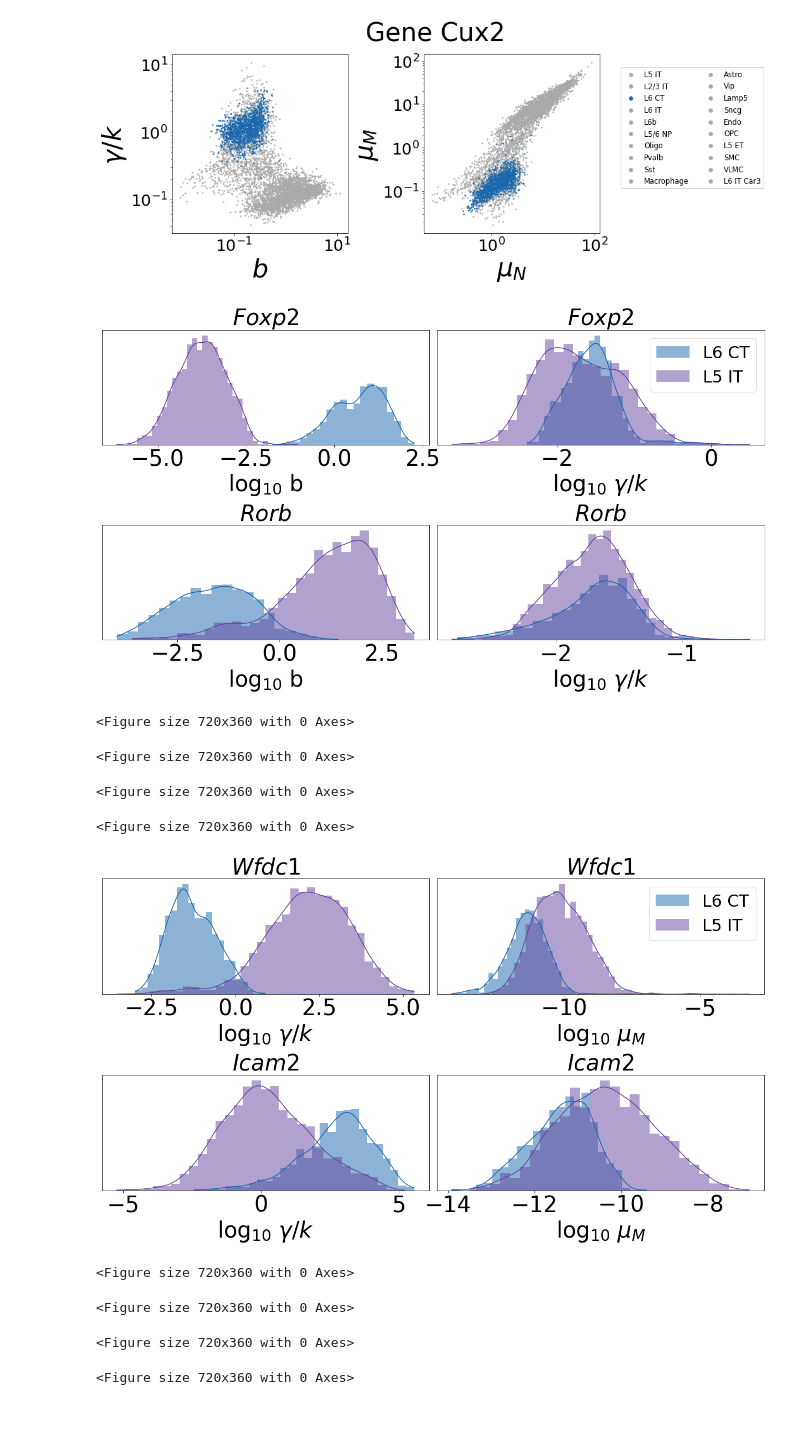
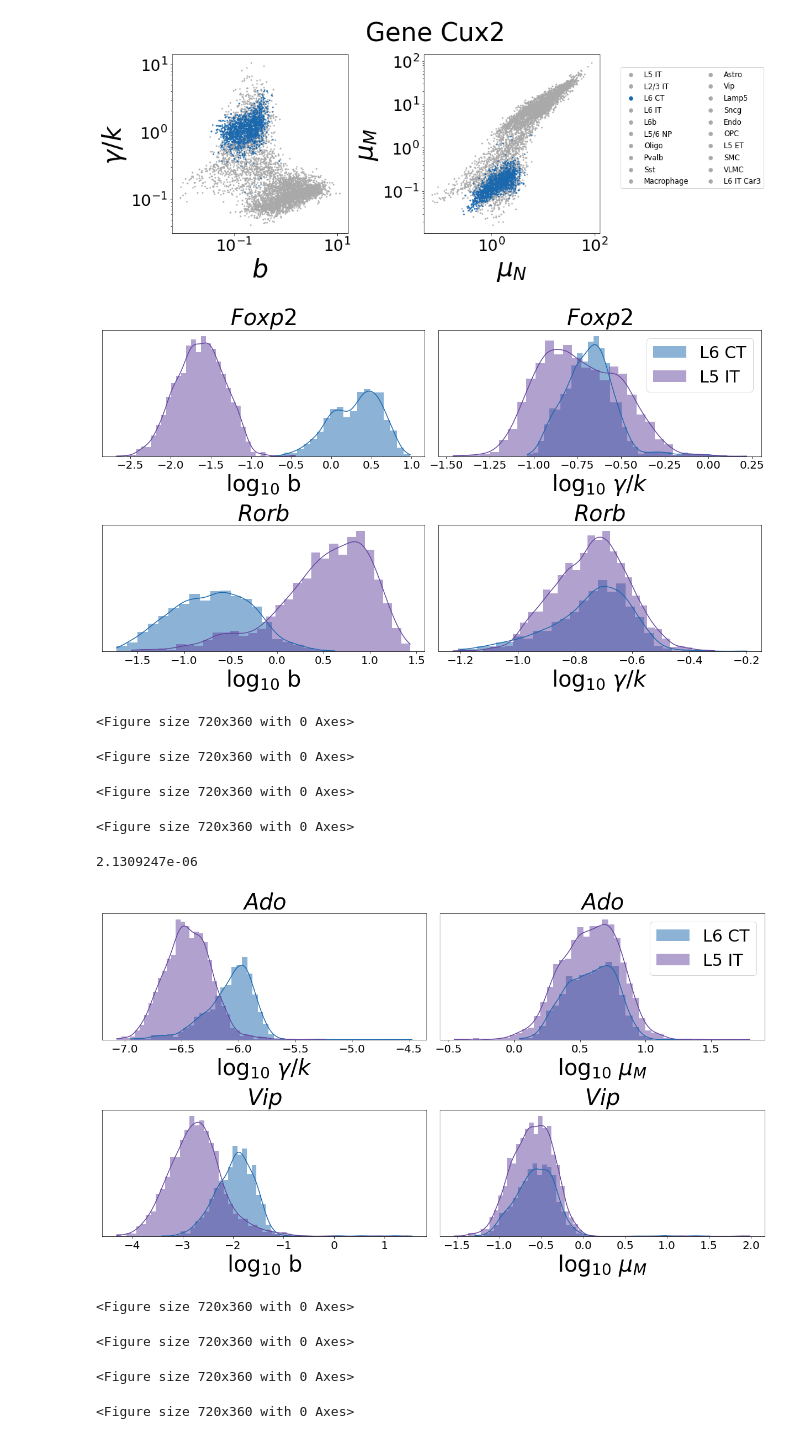
Before and after one commit to pachterlab/CGCCP_2023, a Jupyter notebook: Code/Notebooks/Analysis6_Allen_Distributions.ipynb, the cells around one changed output. Cells and saved outputs as stored; diff of their text form; code cells hidden in the pictures.

```diff
--- a/Code/Notebooks/Analysis6_Allen_Distributions.ipynb
+++ b/Code/Notebooks/Analysis6_Allen_Distributions.ipynb
@@ -534,7 +534,7 @@ def plot_param_distribution(gene_name,cell_type_list,parameter,colors,ax = None,
         else:
             save_name = parameter
 
-        sns.histplot(np.log(param),color=colors[i],stat='frequency',
+        sns.histplot(np.log10(param),color=colors[i],stat='frequency',
                      kde=True,label=cell_type,ax = ax,edgecolor='none')
 
     ax.set_xlabel('log$_{10}$ '+f'{parameter}',fontsize = fs)
@@ -563,10 +563,10 @@ plot_param_distribution('Rorb',['L6 CT','L5 IT'],parameter='$\gamma/k$',
                         colors = [plt.get_cmap('Blues')(200),plt.get_cmap('Purples')(200)],
                         ax = axis1[1,1],save=False)
 
-fig.tight_layout()
+fig.tight_layout();
 fig.savefig(f'../../results/{name}_figs/Foxp2_Rorb_grid_hist.png',bbox_inches = 'tight')
 # %% [output]
-[figure, old version]
+[figure, new version]
 <Figure size 720x360 with 0 Axes>
 <Figure size 720x360 with 0 Axes>
 <Figure size 720x360 with 0 Axes>
@@ -577,28 +577,37 @@ fig.savefig(f'../../results/{name}_figs/Foxp2_Rorb_grid_hist.png',bbox_inches =
 #                         colors = [plt.get_cmap('Blues')(200),plt.get_cmap('Purples')(200)],
 #                         ax = ax, save=False, legend = True)
 # fig.savefig(f'../../results/{name}_figs/Foxp2_b_hist_large_label.png',bbox_inches = 'tight')
+# %%
+genes = adata.var['gene_name']
+cell_type = 'L5 IT'
+gene_name = 'Wfdc1'
+gene_index = np.where(genes == gene_name)[0][0]
+
+np.min(results_dict['scVI-10-NAS_SHAPE']['params']['mean'][adata.obs['Cell Type']==cell_type,gene_index+2000])
+# %% [output]
+2.1309247e-06
 # %%
-gene1 = 'Wfdc1'
-gene2 = 'Icam2'
+gene1 = 'Ado'
+gene2 = 'Vip'
 
 fig, axis1 = plt.subplots(2,2,figsize = (17,10))
 plot_param_distribution(gene1,['L6 CT','L5 IT'],parameter='$\gamma/k$',
                         colors = [plt.get_cmap('Blues')(200),plt.get_cmap('Purples')(200)],
                         ax = axis1[0,0],save=False)
 plot_param_distribution(gene1,['L6 CT','L5 IT'],parameter='$\mu_M$',
                         colors = [plt.get_cmap('Blues')(200),plt.get_cmap('Purples')(200)],
                         ax = axis1[0,1],save=False,legend=True)
-plot_param_distribution(gene2,['L6 CT','L5 IT'],parameter='$\gamma/k$',
+plot_param_distribution(gene2,['L6 CT','L5 IT'],parameter='b',
                         colors = [plt.get_cmap('Blues')(200),plt.get_cmap('Purples')(200)],
                         ax = axis1[1,0],save=False)
 plot_param_distribution(gene2,['L6 CT','L5 IT'],parameter='$\mu_M$',
                         colors = [plt.get_cmap('Blues')(200),plt.get_cmap('Purples')(200)],
                         ax = axis1[1,1],save=False)
-fig.tight_layout()
+fig.tight_layout();
 
 fig.savefig(f'../../results/{name}_figs/{gene1}_{gene2}_gamma_mu2_hist.png',bbox_inches = 'tight')
 # %% [output]
-[figure, old version]
+[figure, new version]
 <Figure size 720x360 with 0 Axes>
 <Figure size 720x360 with 0 Axes>
 <Figure size 720x360 with 0 Axes>
```
Also changed, not shown: parts of 1 cell of this notebook, 2 other files.
